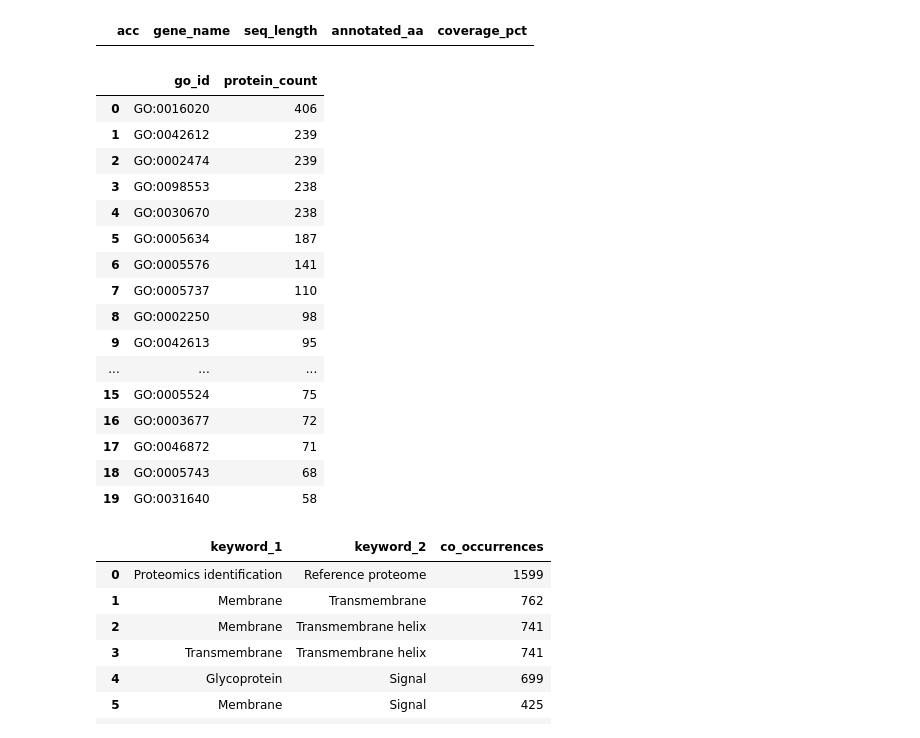
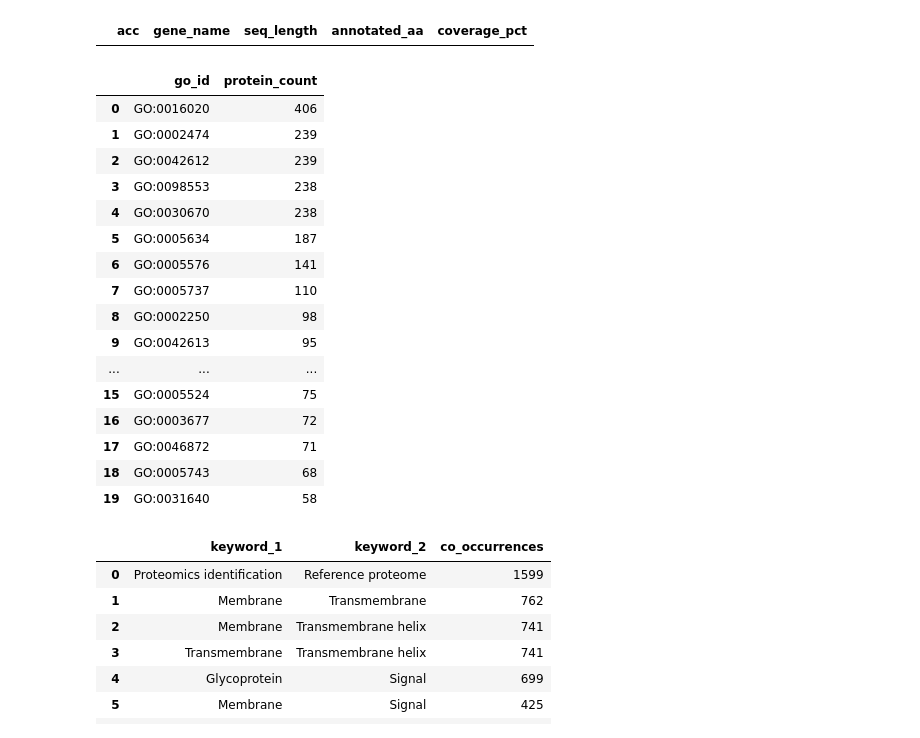
Before and after one commit to ebi-uniprot/uniprot-parquet, a Jupyter notebook: demo/demo.ipynb, the cells around one changed output. Cells and saved outputs as stored; diff of their text form; code cells hidden in the pictures.

```diff
--- a/demo/demo.ipynb
+++ b/demo/demo.ipynb
@@ -768,21 +773,21 @@ con.sql("""
 # %%
 # GO term enrichment — most common GO annotations
 con.sql("""
     SELECT go_id, count(*) AS protein_count
     FROM (
-        SELECT acc, unnest(go_ids) AS go_id
+        SELECT accession, unnest(go_id) AS go_id
         FROM entries
-        WHERE go_ids IS NOT NULL AND len(go_ids) > 0
+        WHERE go_id IS NOT NULL AND len(go_id) > 0
     )
     GROUP BY go_id
     ORDER BY protein_count DESC
     LIMIT 20
 """).df()
 # %% [output]
 |  | go_id | protein_count |
 | 0 | GO:0016020 | 406 |
-| 1 | GO:0042612 | 239 |
-| 2 | GO:0002474 | 239 |
+| 1 | GO:0002474 | 239 |
+| 2 | GO:0042612 | 239 |
 | 3 | GO:0098553 | 238 |
 | 4 | GO:0030670 | 238 |
 | 5 | GO:0005634 | 187 |
```
Also changed, not shown: parts of 41 cells of this notebook, 47 other files.
